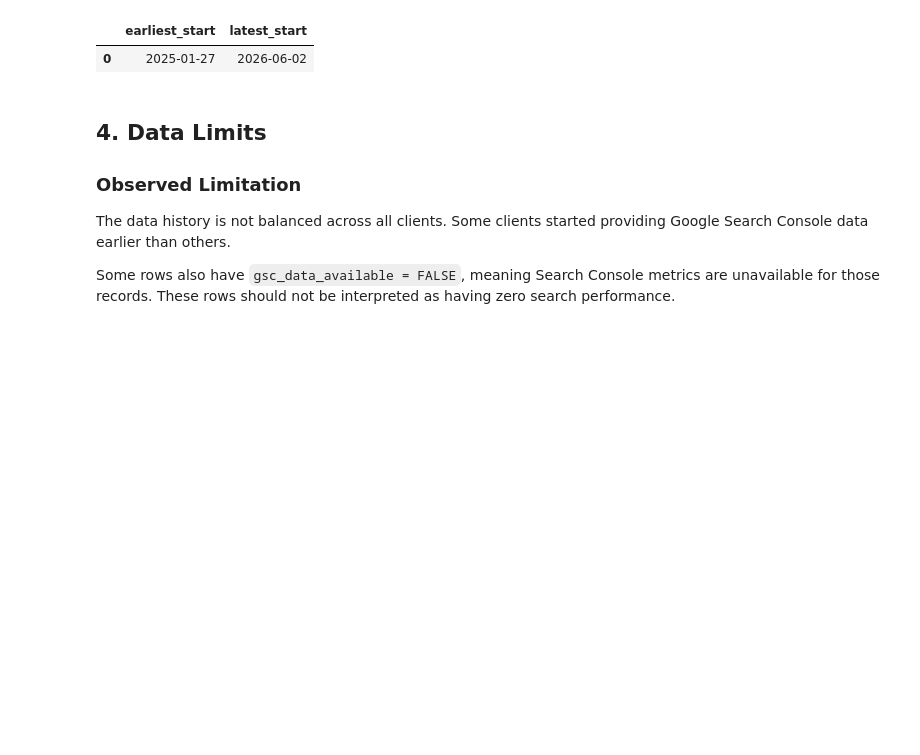
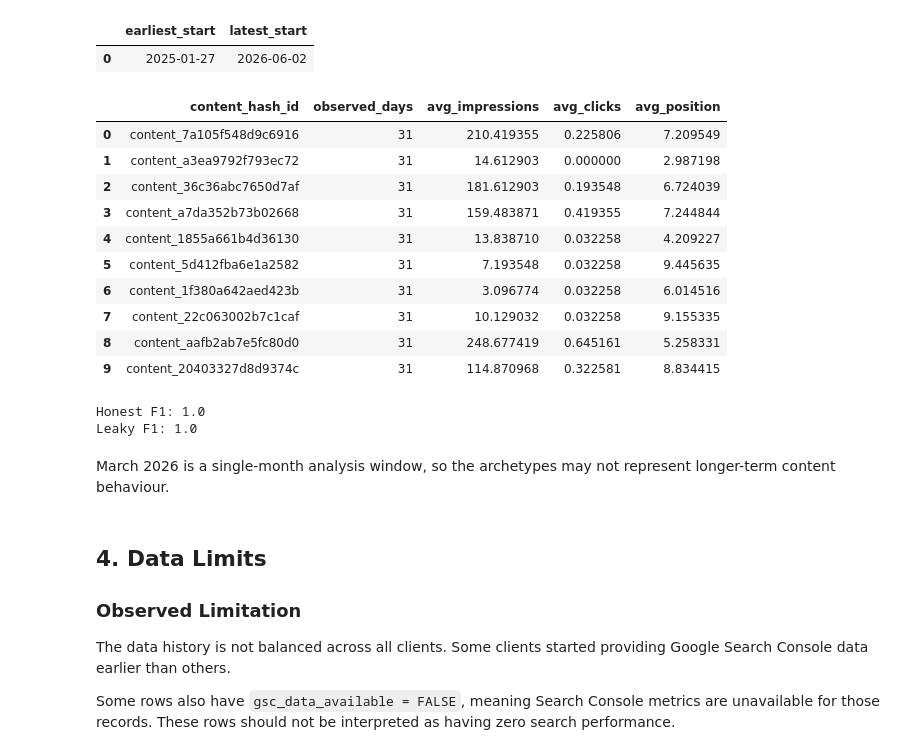
Before and after one commit to MukibHossain/ml-internship-starter, a Jupyter notebook: work/notebooks/w03_data_contract.ipynb, the cells around one changed output. Saved outputs shown, nothing was run; the diff lists cells and outputs as text; code cells hidden in the pictures; blank space fills up the shorter version.

```diff
--- a/work/notebooks/w03_data_contract.ipynb
+++ b/work/notebooks/w03_data_contract.ipynb
@@ -284,6 +283,63 @@ con.sql(query).df()
 # %% [output]
 |  | earliest_start | latest_start |
 | 0 | 2025-01-27 | 2026-06-02 |
+# %%
+content_check = con.sql(f"""
+SELECT
+    content_hash_id,
+    COUNT(*) AS observed_days,
+    AVG(gsc_impressions) AS avg_impressions,
+    AVG(gsc_clicks) AS avg_clicks,
+    AVG(gsc_avg_position) AS avg_position
+FROM {REL}
+WHERE gsc_data_available IS TRUE
+GROUP BY content_hash_id
+HAVING COUNT(*) >= 3
+LIMIT 10
+""").df()
+
+content_check
+# %% [output]
+|  | content_hash_id | observed_days | avg_impressions | avg_clicks | avg_position |
+| 0 | content_7a105f548d9c6916 | 31 | 210.419355 | 0.225806 | 7.209549 |
+| 1 | content_a3ea9792f793ec72 | 31 | 14.612903 | 0.000000 | 2.987198 |
+| 2 | content_36c36abc7650d7af | 31 | 181.612903 | 0.193548 | 6.724039 |
+| 3 | content_a7da352b73b02668 | 31 | 159.483871 | 0.419355 | 7.244844 |
+| 4 | content_1855a661b4d36130 | 31 | 13.838710 | 0.032258 | 4.209227 |
+| 5 | content_5d412fba6e1a2582 | 31 | 7.193548 | 0.032258 | 9.445635 |
+| 6 | content_1f380a642aed423b | 31 | 3.096774 | 0.032258 | 6.014516 |
+| 7 | content_22c063002b7c1caf | 31 | 10.129032 | 0.032258 | 9.155335 |
+| 8 | content_aafb2ab7e5fc80d0 | 31 | 248.677419 | 0.645161 | 5.258331 |
+| 9 | content_20403327d8d9374c | 31 | 114.870968 | 0.322581 | 8.834415 |
+# %%
+from sklearn.tree import DecisionTreeClassifier
+from sklearn.metrics import f1_score
+
+demo = feature_df[
+    ["gsc_impressions", "gsc_sum_position", "gsc_clicks"]
+].dropna()
+
+y = (demo["gsc_clicks"] > 0).astype(int)
+
+X_honest = demo[["gsc_impressions", "gsc_sum_position"]]
+X_leak = demo[["gsc_impressions", "gsc_sum_position", "gsc_clicks"]]
+
+model_honest = DecisionTreeClassifier(max_depth=3, random_state=42)
+model_honest.fit(X_honest, y)
+
+model_leak = DecisionTreeClassifier(max_depth=3, random_state=42)
+model_leak.fit(X_leak, y)
+
+honest_pred = model_honest.predict(X_honest)
+leak_pred = model_leak.predict(X_leak)
+
+print("Honest F1:", f1_score(y, honest_pred))
+print("Leaky F1:", f1_score(y, leak_pred))
+# %% [output]
+Honest F1: 1.0
+Leaky F1: 1.0
+# %% [markdown]
+March 2026 is a single-month analysis window, so the archetypes may not represent longer-term content behaviour.
 # %% [markdown]
 ## 4. Data Limits
 
```
Also changed, not shown: parts of 3 cells of this notebook.
